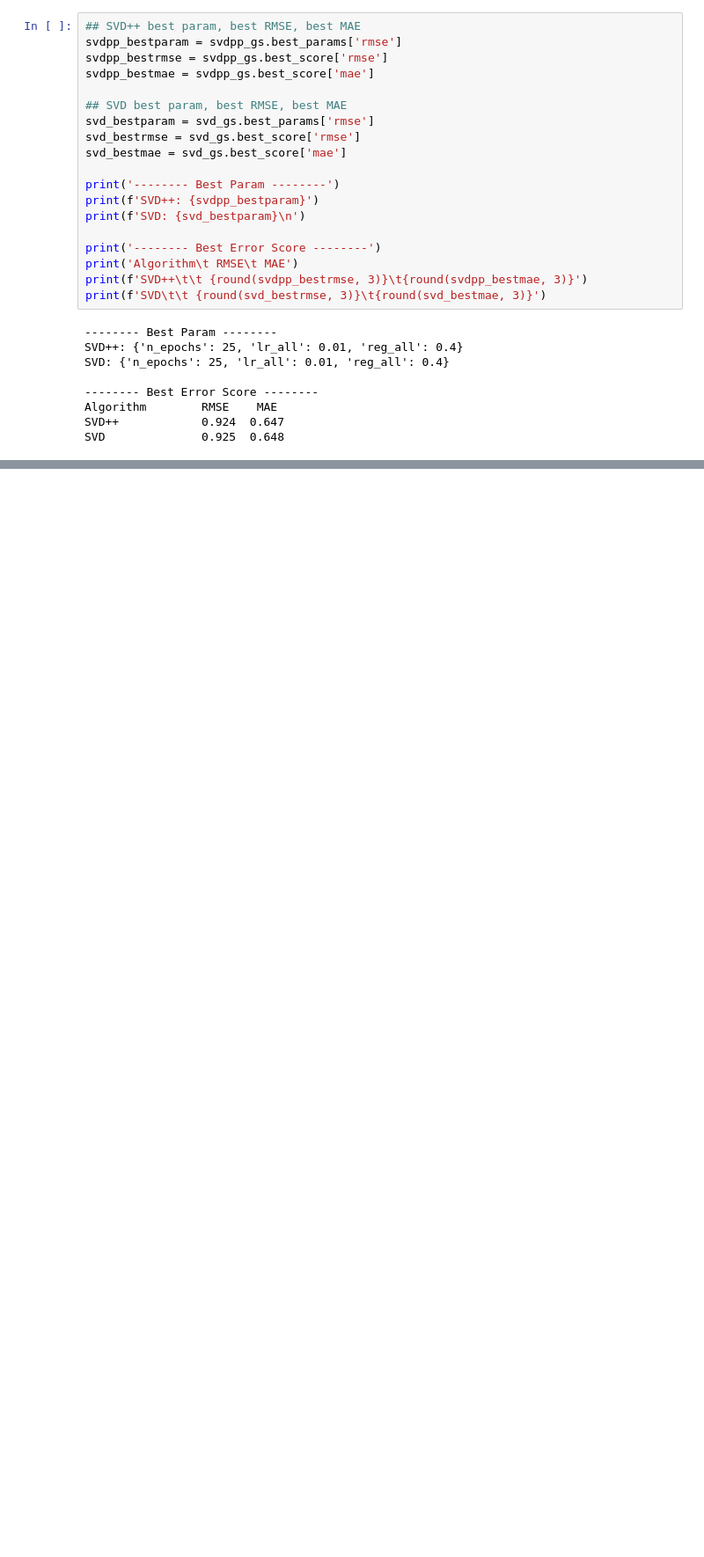
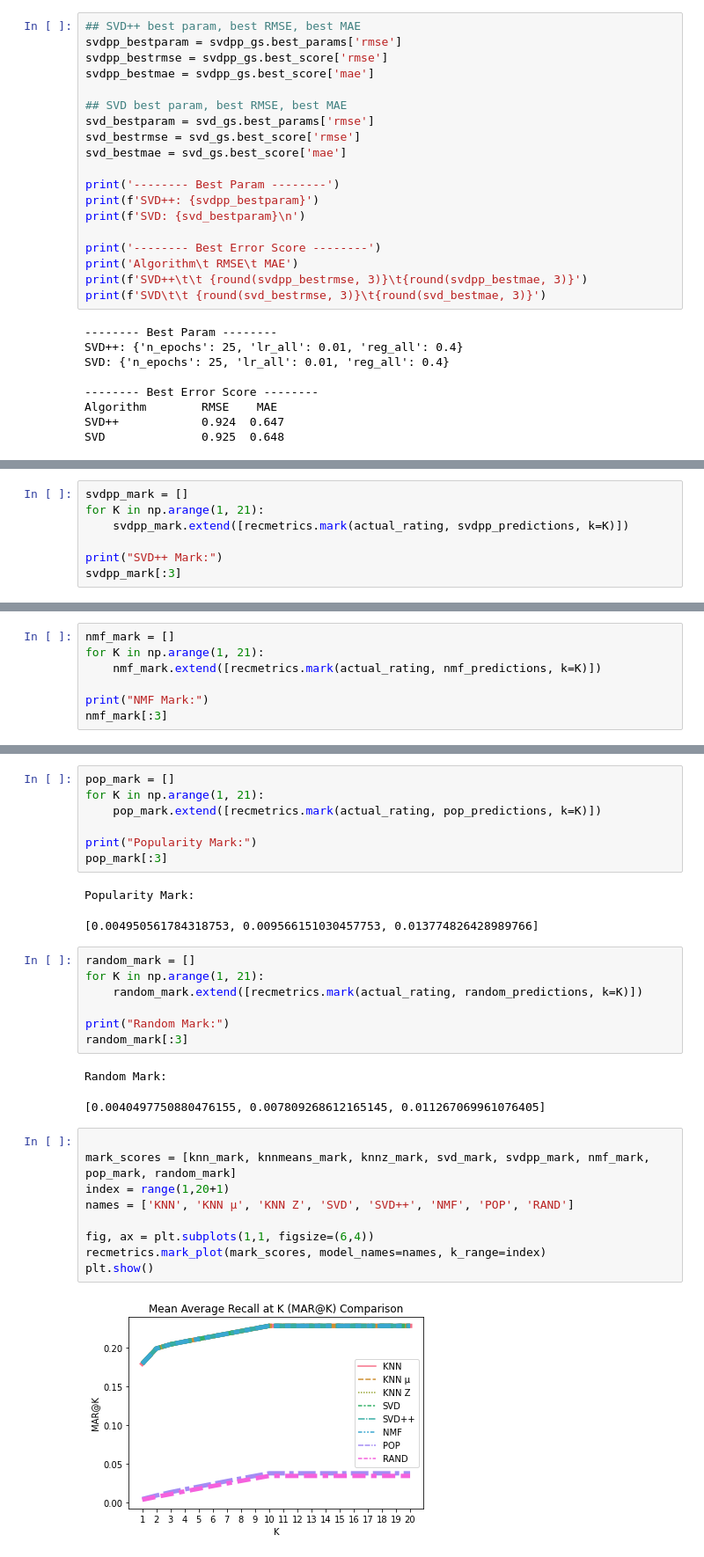
Before and after one commit to pnut2357/Rec-Sys-Amazon, a Jupyter notebook: capstone2_recsys_ver2.ipynb, the cells around one changed output, grey strips where cells are left out. Shown at 88% size. Drawn from its saved outputs; the diff is of its cells as text; blank space fills up the shorter version.

```diff
--- a/capstone2_recsys_ver2.ipynb
+++ b/capstone2_recsys_ver2.ipynb
@@ -1185,0 +1705,7 @@ SVD              0.925  0.648
+# %%
+svdpp_mark = []
+for K in np.arange(1, 21):
+    svdpp_mark.extend([recmetrics.mark(actual_rating, svdpp_predictions, k=K)])
+
+print("SVD++ Mark:")
+svdpp_mark[:3]
@@ -1185,0 +1715,7 @@ SVD              0.925  0.648
+# %%
+nmf_mark = []
+for K in np.arange(1, 21):
+    nmf_mark.extend([recmetrics.mark(actual_rating, nmf_predictions, k=K)])
+
+print("NMF Mark:")
+nmf_mark[:3]
@@ -1185,0 +1725,31 @@ SVD              0.925  0.648
+# %%
+pop_mark = []
+for K in np.arange(1, 21):
+    pop_mark.extend([recmetrics.mark(actual_rating, pop_predictions, k=K)])
+
+print("Popularity Mark:")
+pop_mark[:3]
+# %% [output]
+Popularity Mark:
+[0.004950561784318753, 0.009566151030457753, 0.013774826428989766]
+# %%
+random_mark = []
+for K in np.arange(1, 21):
+    random_mark.extend([recmetrics.mark(actual_rating, random_predictions, k=K)])
+
+print("Random Mark:")
+random_mark[:3]
+# %% [output]
+Random Mark:
+[0.0040497750880476155, 0.007809268612165145, 0.011267069961076405]
+# %%
+
+mark_scores = [knn_mark, knnmeans_mark, knnz_mark, svd_mark, svdpp_mark, nmf_mark, pop_mark, random_mark]
+index = range(1,20+1)
+names = ['KNN', 'KNN μ', 'KNN Z', 'SVD', 'SVD++', 'NMF', 'POP', 'RAND']
+
+fig, ax = plt.subplots(1,1, figsize=(6,4))
+recmetrics.mark_plot(mark_scores, model_names=names, k_range=index)
+plt.show()
+# %% [output]
+[figure, added]
```
Also changed, not shown: parts of 101 cells of this notebook.
